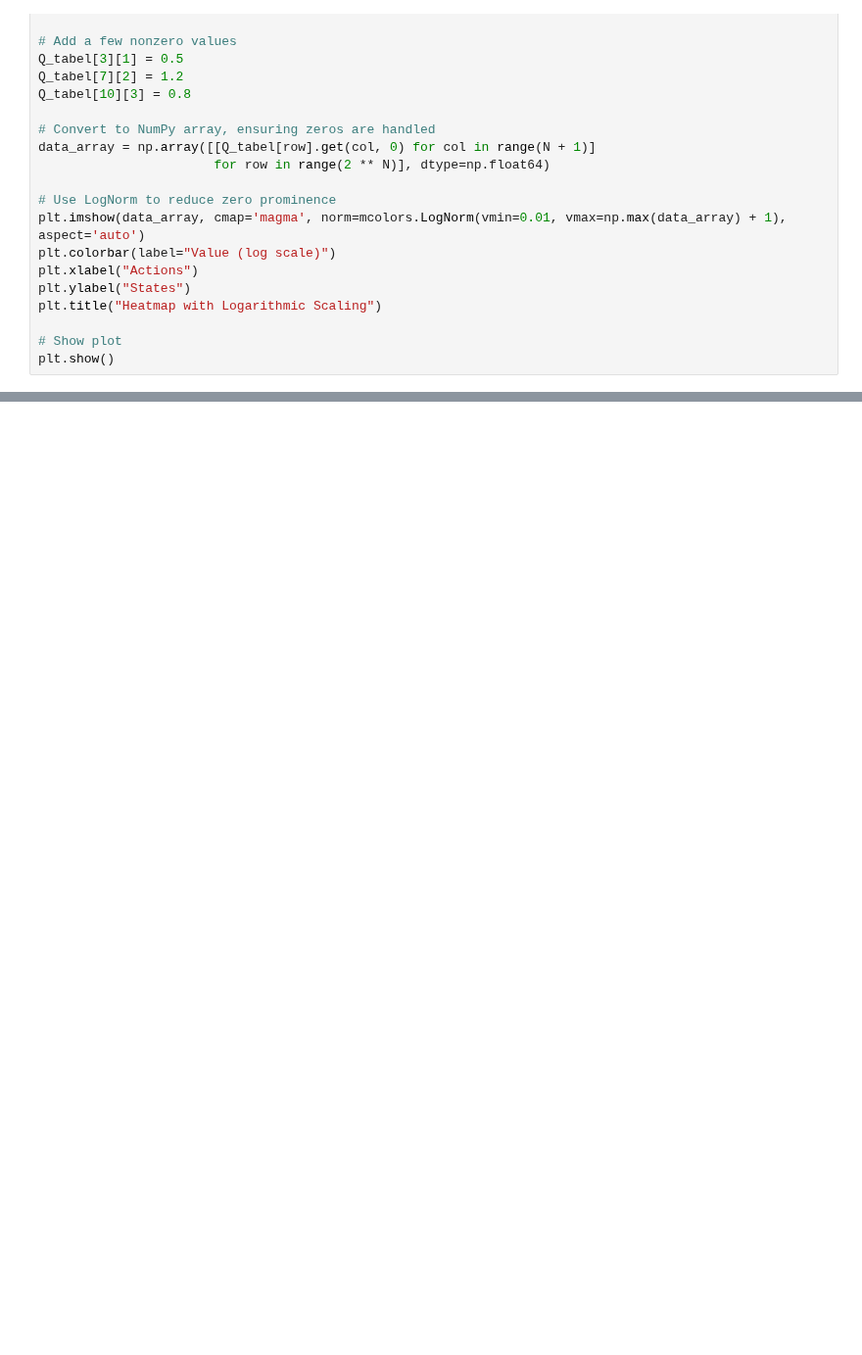
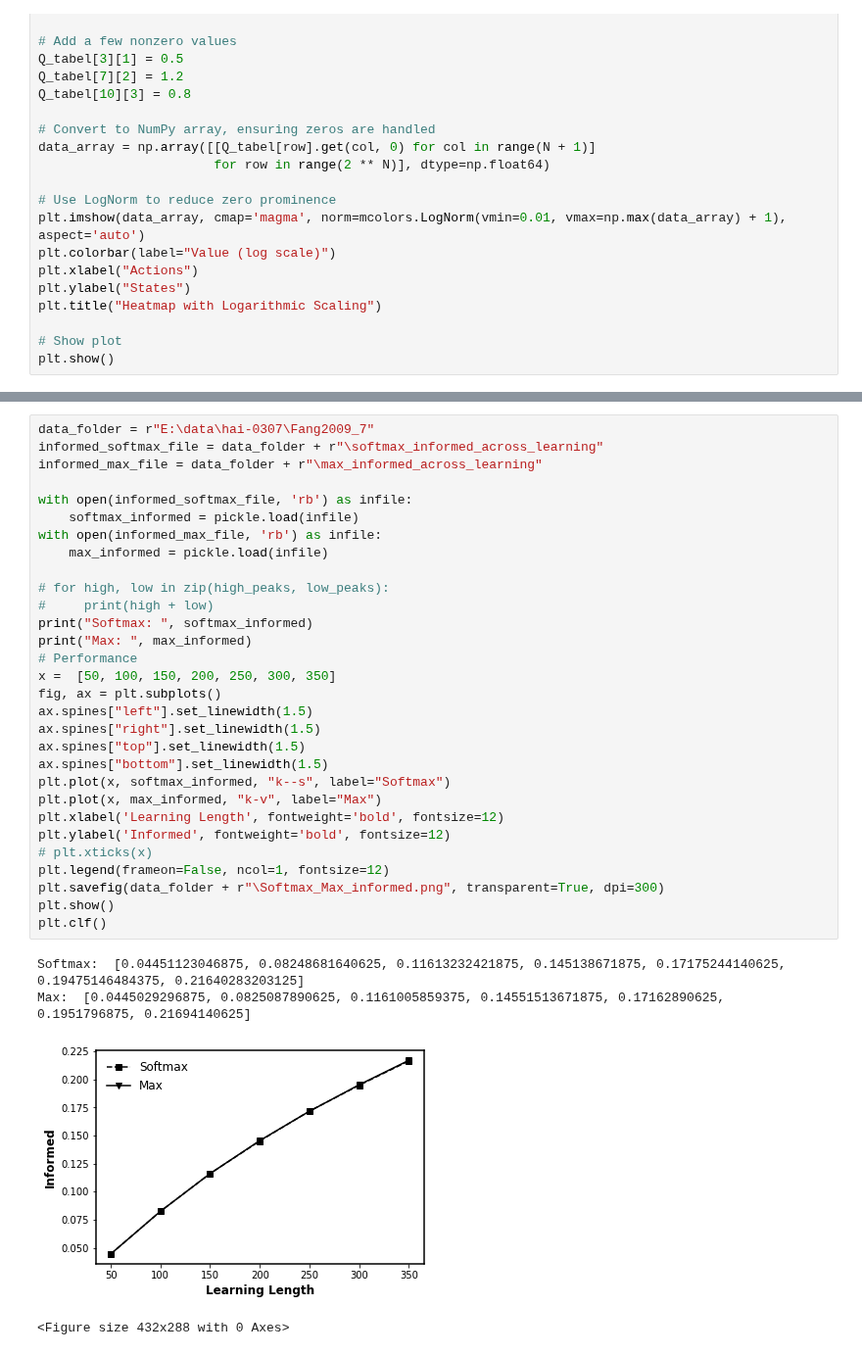
Before and after one commit to GrandJune/HAI, a Jupyter notebook: Fang2009/Results.ipynb, the cells around one changed output, grey strips where cells are left out. Shown at 98% size. Drawn from its saved outputs; the diff is of its cells as text; blank space fills up the shorter version.

```diff
--- a/Fang2009/Results.ipynb
+++ b/Fang2009/Results.ipynb
@@ -85 +120,36 @@ Max:  [0.585, 0.5635, 0.58, 0.596, 0.5535, 0.5695, 0.5775]
+# %%
+data_folder = r"E:\data\hai-0307\Fang2009_7"
+informed_softmax_file = data_folder + r"\softmax_informed_across_learning"
+informed_max_file = data_folder + r"\max_informed_across_learning"
+
+with open(informed_softmax_file, 'rb') as infile:
+    softmax_informed = pickle.load(infile)
+with open(informed_max_file, 'rb') as infile:
+    max_informed = pickle.load(infile)
+
+# for high, low in zip(high_peaks, low_peaks):
+#     print(high + low)
+print("Softmax: ", softmax_informed)
+print("Max: ", max_informed)
+# Performance
+x =  [50, 100, 150, 200, 250, 300, 350]
+fig, ax = plt.subplots()
+ax.spines["left"].set_linewidth(1.5)
+ax.spines["right"].set_linewidth(1.5)
+ax.spines["top"].set_linewidth(1.5)
+ax.spines["bottom"].set_linewidth(1.5)
+plt.plot(x, softmax_informed, "k--s", label="Softmax")
+plt.plot(x, max_informed, "k-v", label="Max")
+plt.xlabel('Learning Length', fontweight='bold', fontsize=12)
+plt.ylabel('Informed', fontweight='bold', fontsize=12)
+# plt.xticks(x)
+plt.legend(frameon=False, ncol=1, fontsize=12)
+plt.savefig(data_folder + r"\Softmax_Max_informed.png", transparent=True, dpi=300)
+plt.show()
+plt.clf()
+# %% [output]
+Softmax:  [0.04451123046875, 0.08248681640625, 0.11613232421875, 0.145138671875, 0.17175244140625, 0.19475146484375, 0.21640283203125]
+Max:  [0.0445029296875, 0.0825087890625, 0.1161005859375, 0.14551513671875, 0.17162890625, 0.1951796875, 0.21694140625]
+[figure, added]
+<Figure size 432x288 with 0 Axes>
 # %%
```
Also changed, not shown: parts of 3 cells of this notebook, 4 other files.
